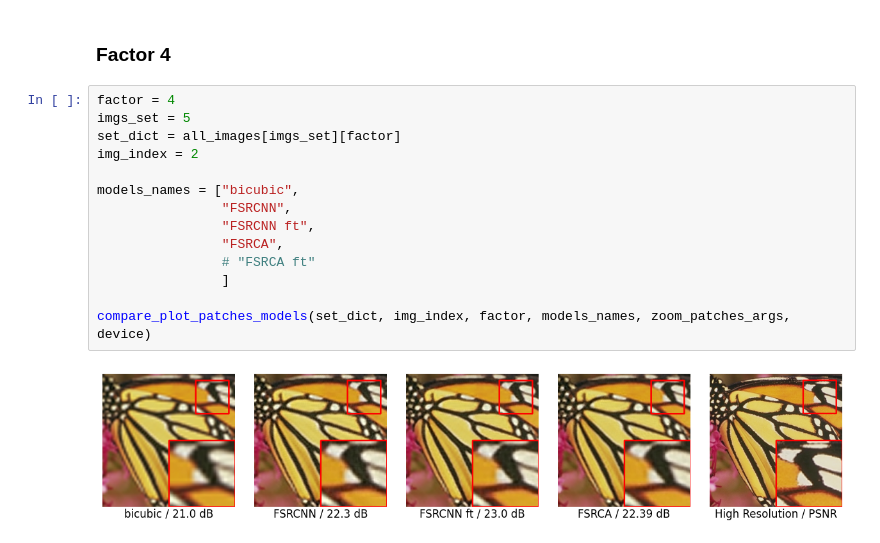
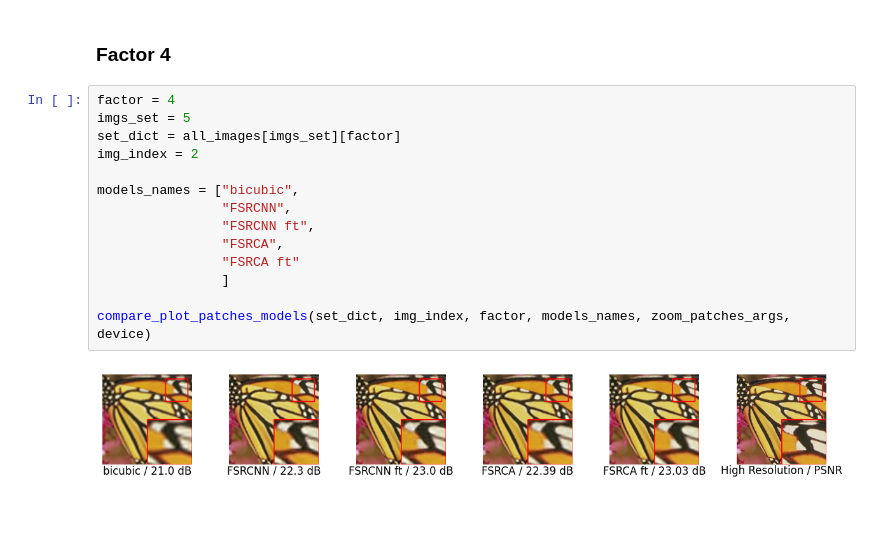
Before and after one commit to LucioLuque/TPFinal-Vision, a Jupyter notebook: notebooks/comparacion.ipynb, the cells around one changed output. Cells and saved outputs as stored; diff of their text form; blank space fills up the shorter version.

```diff
--- a/notebooks/comparacion.ipynb
+++ b/notebooks/comparacion.ipynb
@@ -240,16 +237,16 @@ compare_plot_patches_models(set_dict, img_index, factor, models_names, zoom_patc
 # %%
 factor = 4
 imgs_set = 5
 set_dict = all_images[imgs_set][factor]
 img_index = 2
 
 models_names = ["bicubic",
                 "FSRCNN",
                 "FSRCNN ft",
                 "FSRCA",
-                # "FSRCA ft"
+                "FSRCA ft"
                 ]
 
 compare_plot_patches_models(set_dict, img_index, factor, models_names, zoom_patches_args, device)
 # %% [output]
-[figure, old version]
+[figure, new version]
```
Also changed, not shown: parts of 5 cells of this notebook, 2 other files.
